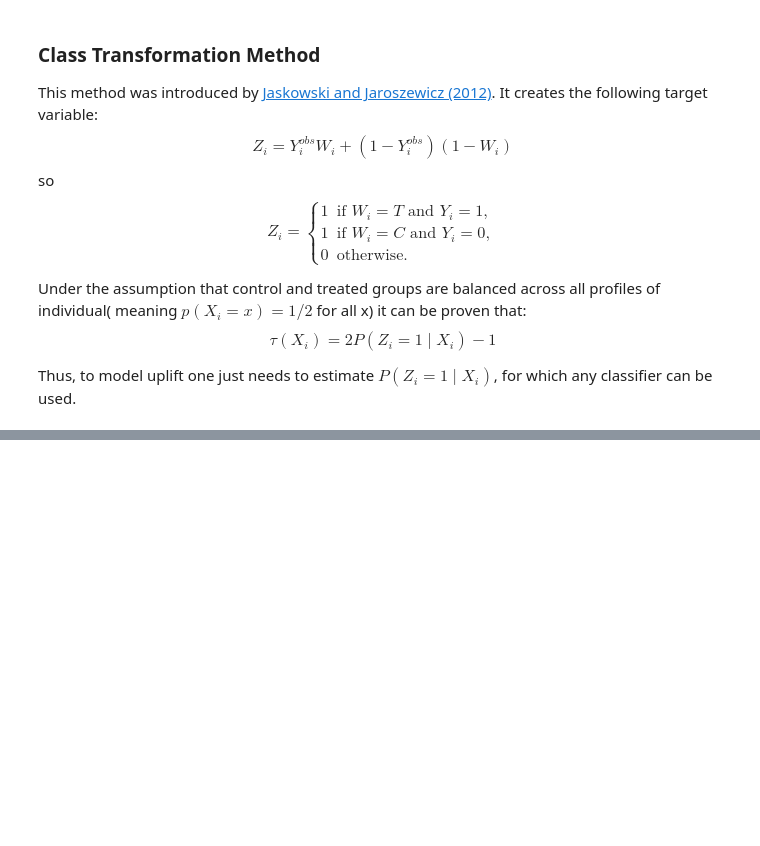
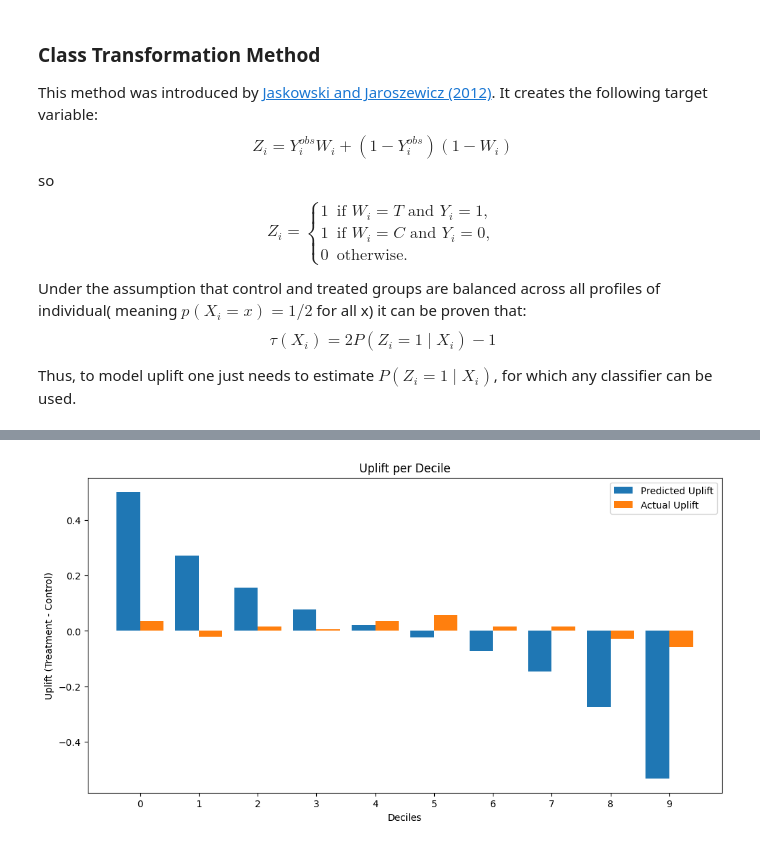
Before and after one commit to MaxAlexStumpf/Uplift-Modeling, a Jupyter notebook: Code/uplift_vs_pred.ipynb, the cells around one changed output, grey strips where cells are left out. Saved outputs shown, nothing was run; the diff lists cells and outputs as text; code cells hidden in the pictures; blank space fills up the shorter version.

```diff
--- a/Code/uplift_vs_pred.ipynb
+++ b/Code/uplift_vs_pred.ipynb
@@ -251,0 +312,16 @@ Thus, to model uplift one just needs to estimate $P(Z_i = 1\mid X_i)$, for which
+# %%
+results_trans = pd.DataFrame({
+    'prob_z_one': prob_z_one,
+    'uplift': uplift_predictions,
+    'actual_treatment': X_test['treatment'].values,
+    'actual_outcome': y_test.values
+})
+# %%
+from deciles_function import uplift_by_decile
+deciles_trans = uplift_by_decile(
+    results_trans,
+    uplift_col = "uplift",
+    treat_col = "actual_treatment",
+    outcome_col = "actual_outcome"
+)
+deciles_trans
@@ -251,0 +340,20 @@ Thus, to model uplift one just needs to estimate $P(Z_i = 1\mid X_i)$, for which
+# %%
+plt.figure(figsize = (12, 6))
+
+deciles = np.arange(len(deciles_trans))
+pred = deciles_trans['avg_predicted_uplift']
+act  = deciles_trans['actual_uplift']
+
+plt.bar(deciles - 0.2, pred, width = 0.4, label = 'Predicted Uplift')
+plt.bar(deciles + 0.2, act,  width = 0.4, label = 'Actual Uplift')
+
+
+plt.xlabel('Deciles')
+plt.ylabel('Uplift (Treatment - Control)')
+plt.title('Uplift per Decile')
+plt.xticks(deciles)
+plt.legend()
+
+plt.show()
+# %% [output]
+[figure, added]
```
Also changed, not shown: parts of 8 cells of this notebook.
